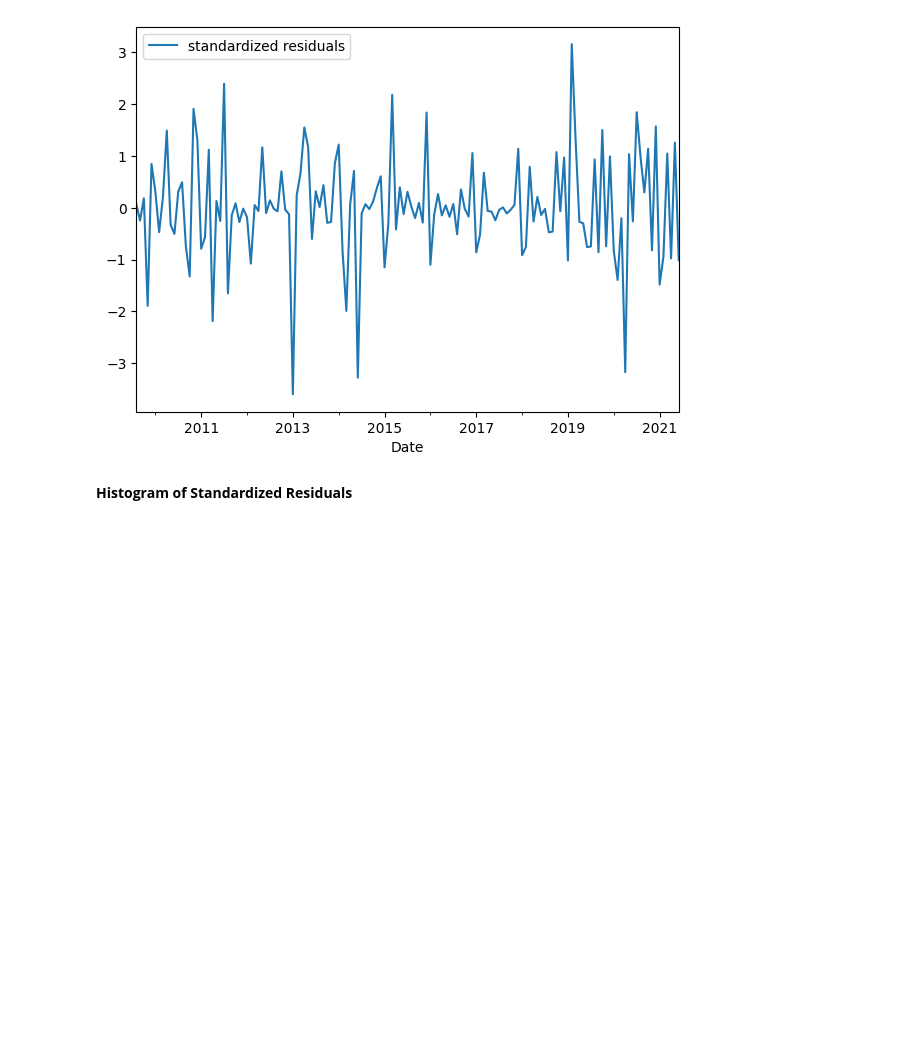
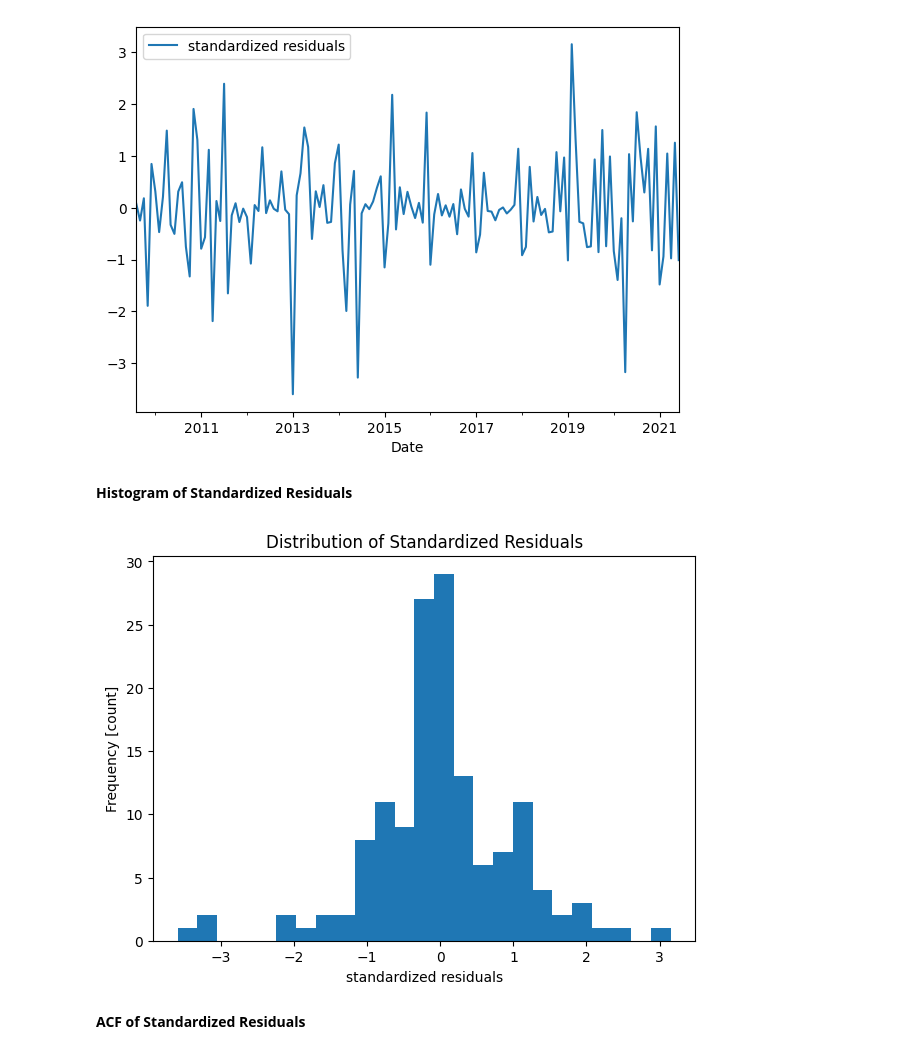
Before and after one commit to micahondiwa/fraud_volumes_detection, a Jupyter notebook: fraud-volume_forecast_garch.ipynb, the cells around one changed output. Cells and saved outputs as stored; diff of their text form; code cells hidden in the pictures; blank space fills up the shorter version.

Commit message:
Garch model

```diff
--- a/fraud-volume_forecast_garch.ipynb
+++ b/fraud-volume_forecast_garch.ipynb
@@ -457,3 +457,20 @@ plt.legend();
 [figure]
 # %% [markdown]
 **Histogram of Standardized Residuals**
+# %%
+# Create histogram of standardized residuals, 25 bins
+fig, ax = plt.subplots(figsize=(7, 5))
+
+# Plot standardized residuals
+plt.hist(model.std_resid, bins=25)
+
+# Add axis labels
+plt.xlabel("standardized residuals")
+plt.ylabel("Frequency [count]")
+
+# Add title
+plt.title("Distribution of Standardized Residuals");
+# %% [output]
+[figure, added]
+# %% [markdown]
+**ACF of Standardized Residuals**
```
